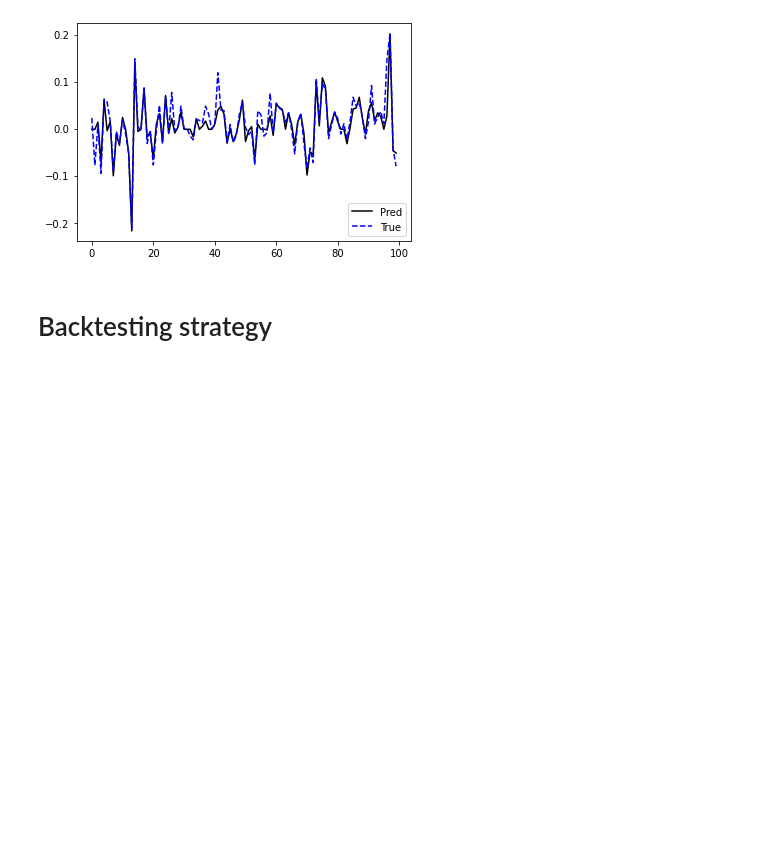
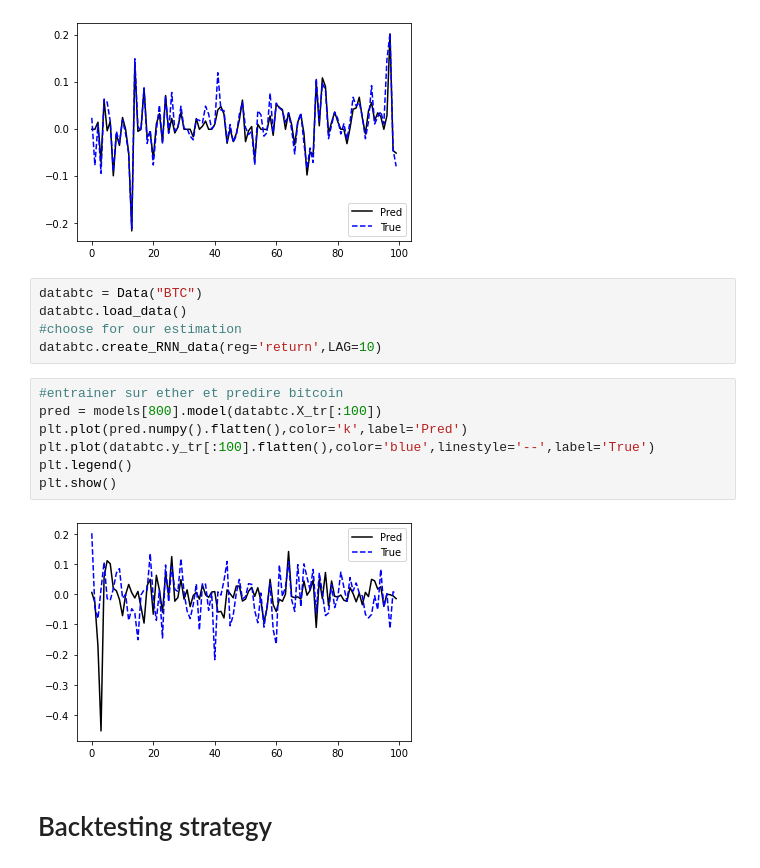
Before and after one commit to GuillaumePv/data-analysis-crypto, a Jupyter notebook: notebooks/test_model_gp.ipynb, the cells around one changed output. Cells and saved outputs as stored; diff of their text form; blank space fills up the shorter version.

```diff
--- a/notebooks/test_model_gp.ipynb
+++ b/notebooks/test_model_gp.ipynb
@@ -83,6 +97,20 @@ plt.legend()
 plt.show()
 # %% [output]
 [figure]
+# %%
+databtc = Data("BTC")
+databtc.load_data()
+#choose for our estimation
+databtc.create_RNN_data(reg='return',LAG=10)
+# %%
+#entrainer sur ether et predire bitcoin
+pred = models[800].model(databtc.X_tr[:100])
+plt.plot(pred.numpy().flatten(),color='k',label='Pred')
+plt.plot(databtc.y_tr[:100].flatten(),color='blue',linestyle='--',label='True')
+plt.legend()
+plt.show()
+# %% [output]
+[figure, added]
 # %% [markdown]
 # Backtesting strategy
 # %% [markdown]
```
Also changed, not shown: parts of 10 cells of this notebook, 7 other files.
